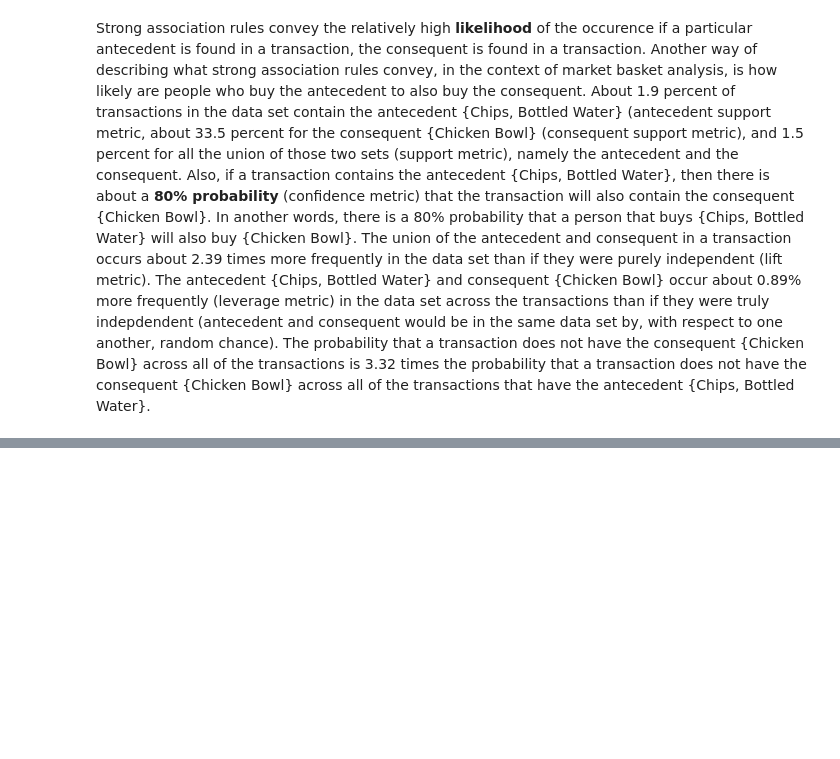
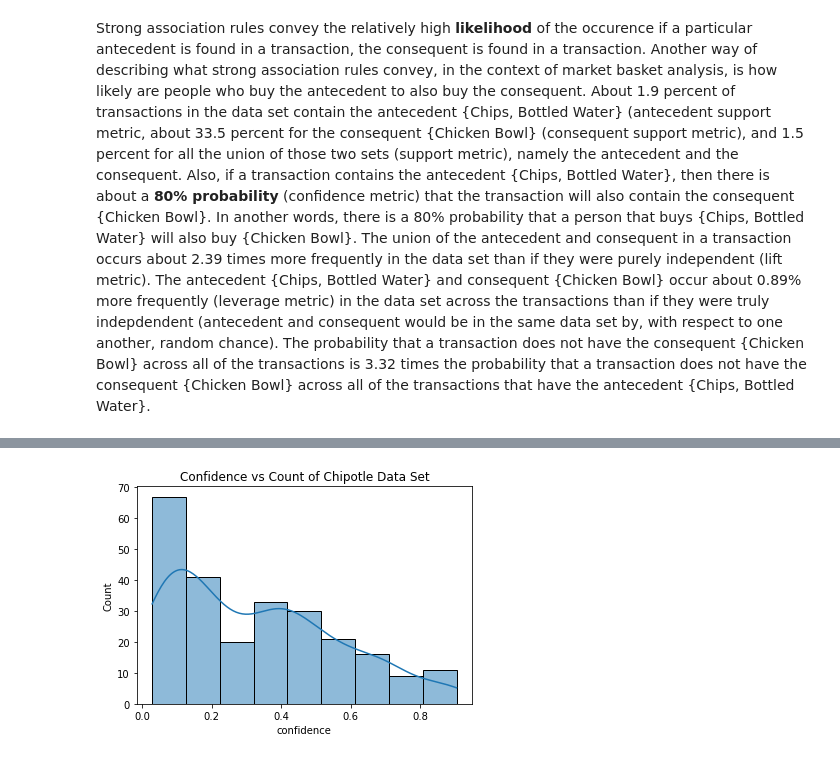
Before and after one commit to ks061/data-mining, a Jupyter notebook: labs/lab09.ipynb, the cells around one changed output, grey strips where cells are left out. Cells and saved outputs as stored; diff of their text form; code cells hidden in the pictures; blank space fills up the shorter version.

```diff
--- a/labs/lab09.ipynb
+++ b/labs/lab09.ipynb
@@ -888,0 +853,13 @@ display(assoc_rules_chckn_bwl_fltr_two)
+# %%
+assoc_rules_chckn_bwl_fltr_lev=assoc_rules_chckn_bwl[ \
+    (assoc_rules_chckn_bwl.leverage >= \
+    assoc_rules_chckn_bwl.leverage.describe()["75%"] + 3 * ( \
+    assoc_rules_chckn_bwl.leverage.describe()["75%"] - \
+    assoc_rules_chckn_bwl.leverage.describe()["25%"] \
+    )) | \
+    (assoc_rules_chckn_bwl.leverage <= \
+    assoc_rules_chckn_bwl.leverage.describe()["25%"] - 3 * ( \
+    assoc_rules_chckn_bwl.leverage.describe()["75%"] - \
+    assoc_rules_chckn_bwl.leverage.describe()["25%"] \
+    )) \
+] # extracting maximal outliers (3*IQR instead of 1.5*IQR)
@@ -888,0 +868,5 @@ display(assoc_rules_chckn_bwl_fltr_two)
+# %%
+ax = sns.histplot(x=assoc_rules_chckn_bwl_fltr_lev.confidence, kde=True)
+ax.set_title("Confidence vs Count of Chipotle Data Set");
+# %% [output]
+[figure, added]
```
Also changed, not shown: parts of 54 cells of this notebook.
